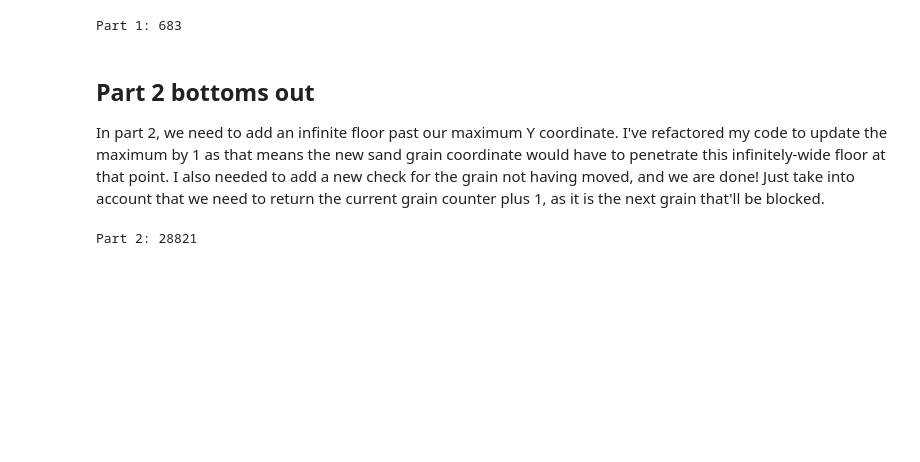
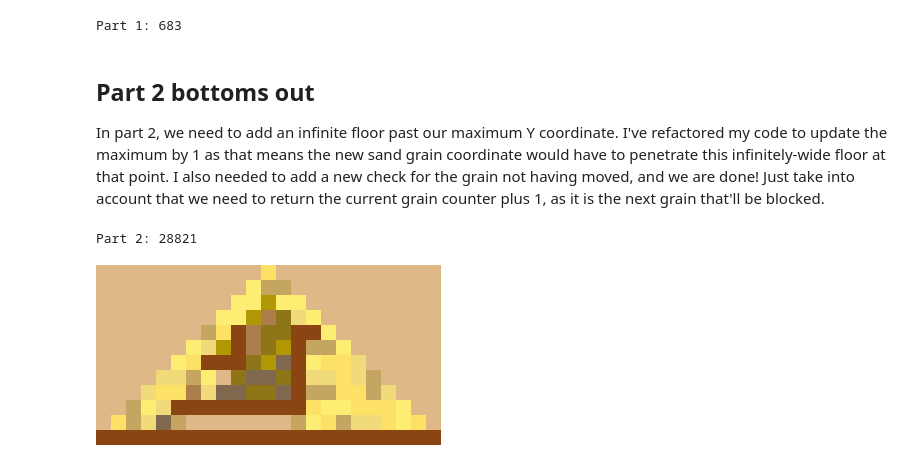
Before and after one commit to mjpieters/adventofcode, a Jupyter notebook: 2022/Day 14.ipynb, the cells around one changed output. Saved outputs shown, nothing was run; the diff lists cells and outputs as text; code cells hidden in the pictures; blank space fills up the shorter version.

Commit message:
Day 14 simple visualisation.

```diff
--- a/2022/Day 14.ipynb
+++ b/2022/Day 14.ipynb
@@ -58,7 +58,7 @@ class Cave:
                             sand_path.append(grain)
                             break
                         if not with_floor:
-                            return occupied - self.rock
+                            return
                 else:
                     grain = sand_path.pop()
                     occupied.add(grain)
@@ -89,3 +89,35 @@ assert sum(1 for _ in example.simulate_sand(with_floor=True)) == 93
 print("Part 2:", sum(1 for _ in cave.simulate_sand(with_floor=True)))
 # %% [output]
 Part 2: 28821
+# %%
+from random import choice
+
+from PIL import Image
+
+
+def visualise(cave: Cave, scale=1) -> Image.Image:
+    maxy = max(p.y for p in cave.rock) + 2
+    minx, maxx = 500 - maxy, 500 + maxy  # equilateral triangles
+    width, height = maxx - minx + 1, maxy + 1
+    img = Image.new('RGB', (width, height), (0xde, 0xb8, 0x87))
+    rock = (0x8b, 0x45, 0x13)
+    part1_sand = ((0x7f, 0x68, 0x4e), (0x8e, 0x76, 0x18), (0xab, 0x7e, 0x4c), (0xb2, 0x97, 0x05))
+    part2_sand = ((0xfd, 0xee, 0x73), (0xc4, 0xa6, 0x61), (0xf1, 0xda, 0x7a), (0xfc, 0xe1, 0x66))
+    sand = part1_sand
+    for point in cave.rock:
+        img.putpixel((point.x - minx, point.y), rock)
+    for x in range(minx, maxx + 1):
+        img.putpixel((x - minx, maxy), rock)
+    for point in cave.simulate_sand(True):
+        img.putpixel((point.x - minx, point.y), choice(sand))
+        if sand == part1_sand and point.y > maxy - 2:
+            # part 2
+            sand = part2_sand
+    if scale != 1:
+        img = img.resize((img.width * scale, img.height * scale), Image.Resampling.NEAREST)
+    return img
+
+
+visualise(example, 15)
+# %% [output]
+[figure, added]
```
Also changed, not shown: parts of 1 cell of this notebook.
